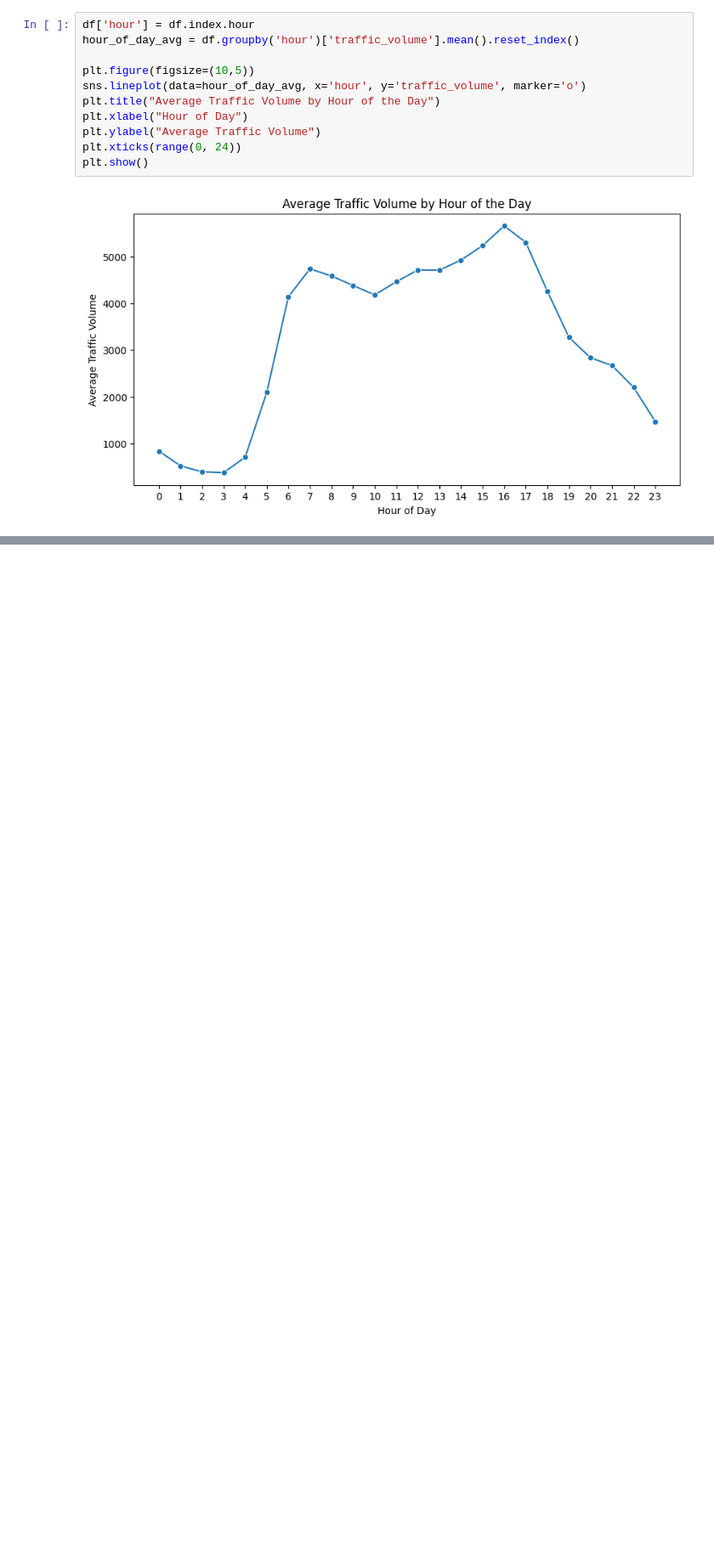
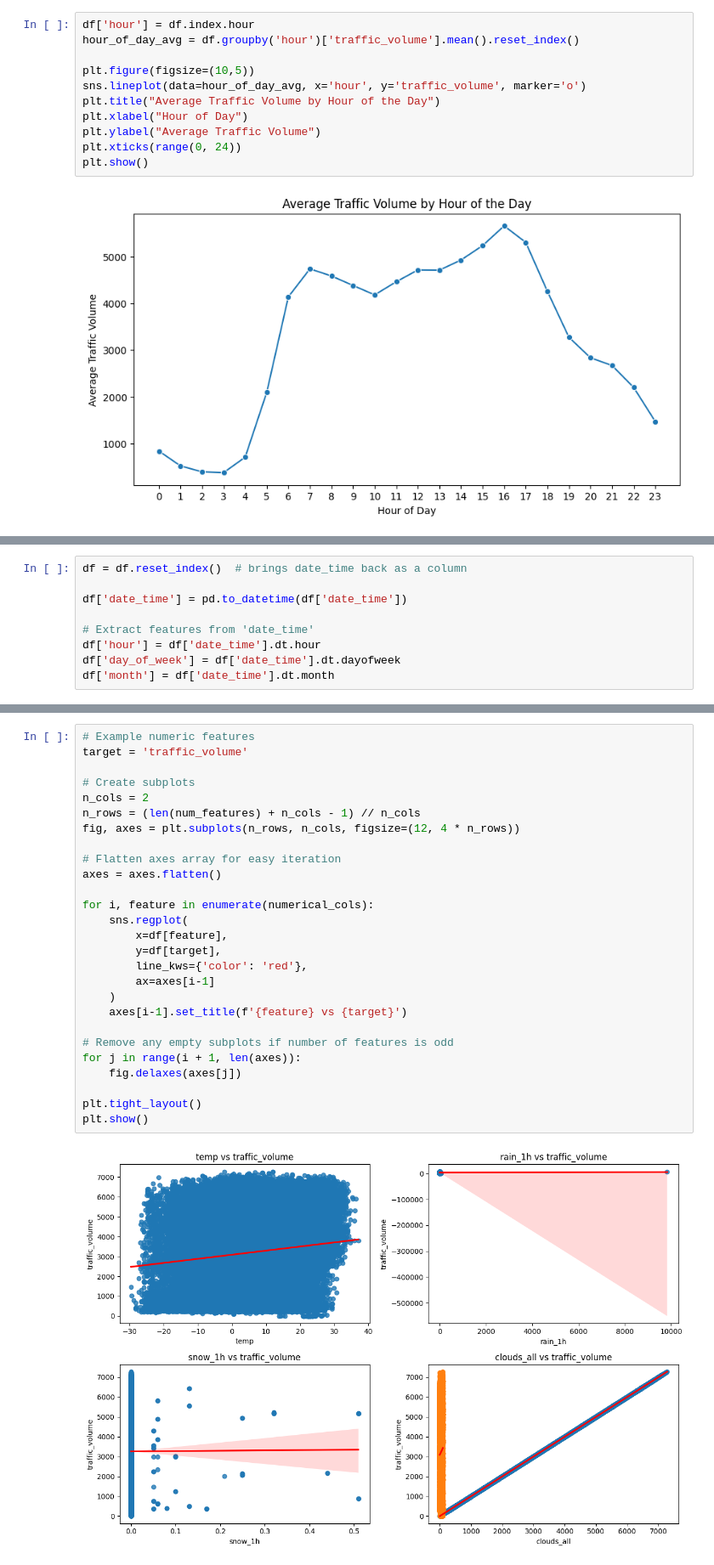
Before and after one commit to LouaiMuhammed/traffic-analysis-and-prediction, a Jupyter notebook: notebook.ipynb, the cells around one changed output, grey strips where cells are left out. Shown: that part at 85% size. Drawn from its saved outputs; the diff is of its cells as text; blank space fills up the shorter version.

```diff
--- a/notebook.ipynb
+++ b/notebook.ipynb
@@ -251,0 +275,9 @@ plt.show()
+# %%
+df = df.reset_index()  # brings date_time back as a column
+
+df['date_time'] = pd.to_datetime(df['date_time'])
+
+# Extract features from 'date_time'
+df['hour'] = df['date_time'].dt.hour
+df['day_of_week'] = df['date_time'].dt.dayofweek
+df['month'] = df['date_time'].dt.month
@@ -251,0 +501,29 @@ plt.show()
+# %%
+# Example numeric features
+target = 'traffic_volume'
+
+# Create subplots
+n_cols = 2
+n_rows = (len(num_features) + n_cols - 1) // n_cols
+fig, axes = plt.subplots(n_rows, n_cols, figsize=(12, 4 * n_rows))
+
+# Flatten axes array for easy iteration
+axes = axes.flatten()
+
+for i, feature in enumerate(numerical_cols):
+    sns.regplot(
+        x=df[feature],
+        y=df[target],
+        line_kws={'color': 'red'},
+        ax=axes[i-1]
+    )
+    axes[i-1].set_title(f'{feature} vs {target}')
+
+# Remove any empty subplots if number of features is odd
+for j in range(i + 1, len(axes)):
+    fig.delaxes(axes[j])
+
+plt.tight_layout()
+plt.show()
+# %% [output]
+[figure, added]
```
Also changed, not shown: parts of 26 cells of this notebook.
